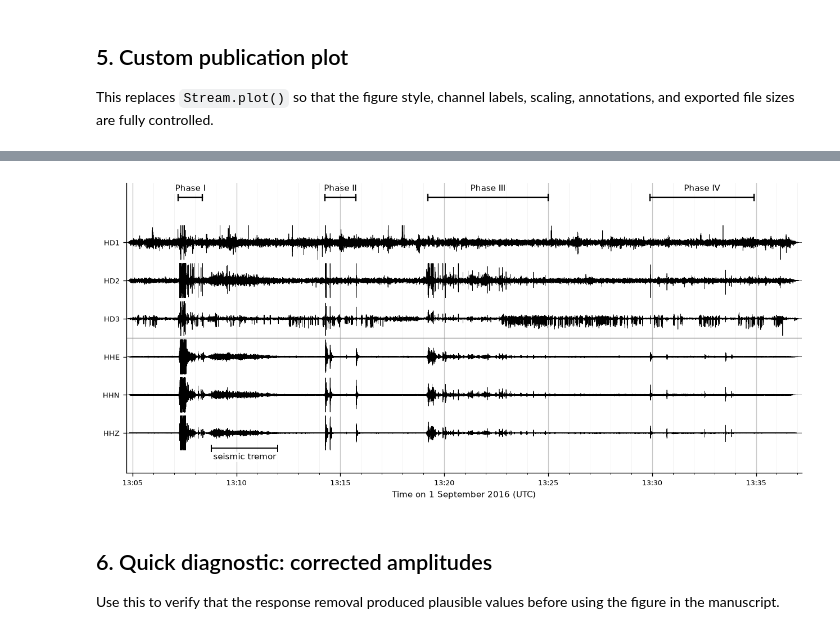
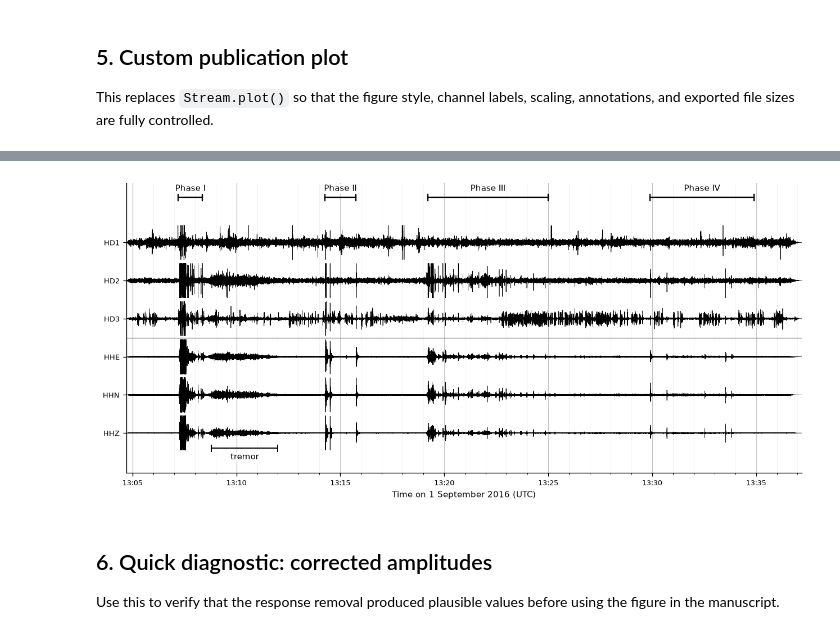
Before and after one commit to gthompson/KSCRocketSeismology, a Jupyter notebook: 08_fireball_paper/generate_figure3_bchh_overview.ipynb, the cells around one changed output, grey strips where cells are left out. Cells and saved outputs as stored; diff of their text form; code cells hidden in the pictures.

```diff
--- a/08_fireball_paper/generate_figure3_bchh_overview.ipynb
+++ b/08_fireball_paper/generate_figure3_bchh_overview.ipynb
@@ -320,11 +341,11 @@ def preprocess_for_overview(st: Stream, starttime: UTCDateTime, endtime: UTCDate
         if is_infrasound_channel(ch):
             # Preserve low-frequency pressure signal while suppressing drift.
             #tr.filter('bandpass', freqmin=0.02, freqmax=min(80.0, 0.45 * nyq), corners=2, zerophase=True)
-            tr.filter('bandpass', freqmin=0.05, freqmax=min(200.0, 0.45 * nyq), corners=2, zerophase=True)
+            tr.filter('highpass', freq=0.05, corners=2, zerophase=False)
         elif is_seismic_channel(ch):
             # Velocity overview; low cut removes long-period drift after response removal.
             #tr.filter('bandpass', freqmin=0.05, freqmax=min(80.0, 0.45 * nyq), corners=2, zerophase=True)
-            tr.filter('bandpass', freqmin=0.05, freqmax=min(200.0, 0.45 * nyq), corners=2, zerophase=True)
+            tr.filter('highpass', freq=0.05, corners=2, zerophase=False)
         out += tr
     return out
 
@@ -674,7 +520,7 @@ def make_overview_figure(
                 max(tremor_start, plot_start),
                 min(tremor_end, plot_end),
                 y=-0.4,
-                text="seismic tremor",
+                text="tremor",
                 above=False,
                 lw=1.2,
                 fontsize=9,
@@ -694,41 +540,38 @@ def make_overview_figure(
         )
 
     return fig, ax
 
 
 # Display filtering only; quantitative amplitudes should use unfiltered/unclipped data.
 st_plot2 = st_plot.copy()
+'''
 st_plot2.detrend("demean")
 st_plot2.detrend("linear")
 st_plot2.taper(max_percentage=0.01)
-
+'''
 for tr in st_plot2:
     if is_infrasound_channel(tr.stats.channel):
-        tr.filter("bandpass", freqmin=0.5, freqmax=20.0, corners=4, zerophase=True)
+        tr.filter("bandpass", freqmin=0.5, freqmax=25.0, corners=4, zerophase=False)
     else:
-        tr.filter("bandpass", freqmin=1.0, freqmax=25.0, corners=4, zerophase=True)
-
-
-
-
+        tr.filter("bandpass", freqmin=0.5, freqmax=25.0, corners=4, zerophase=False)
 
 fig, ax = make_overview_figure(
     st_plot2,
     OUTDIR / "fig03_bchh_30min_overview",
     PLOT_START,
     PLOT_END,
     phases=PHASES,
     explosion_time=EXPLOSION_TIME,
     tremor_start=TREMOR_START,
     tremor_end=TREMOR_END,
     normalize_by_group=False,
     clip=3.0,
     trace_gain=0.15,
 )
 
 plt.show()
 # %% [output]
-[figure, old version]
+[figure, new version]
 # %% [markdown]
 ## 6. Quick diagnostic: corrected amplitudes
 
```
Also changed, not shown: parts of 35 cells of this notebook, 11 other files.
